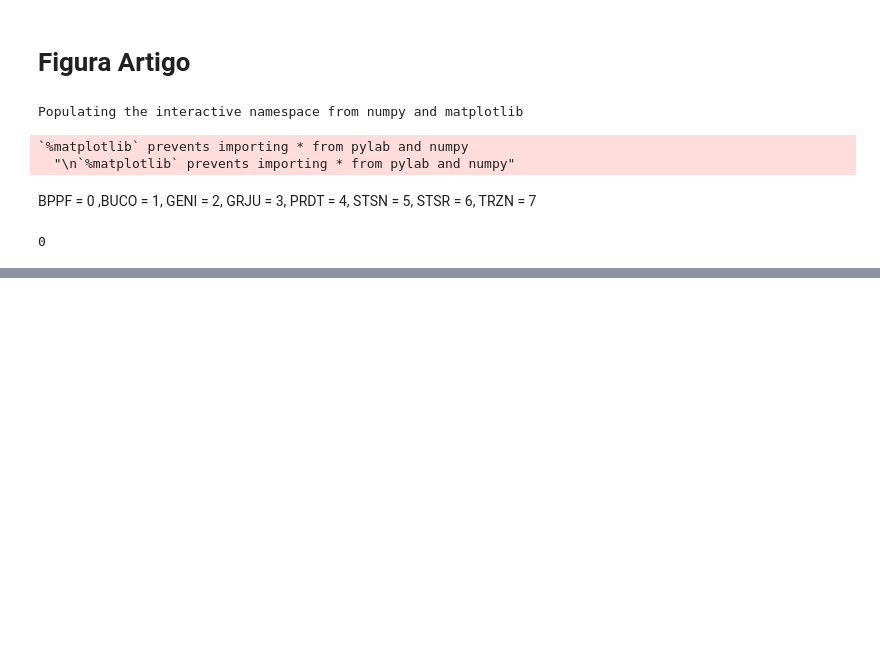
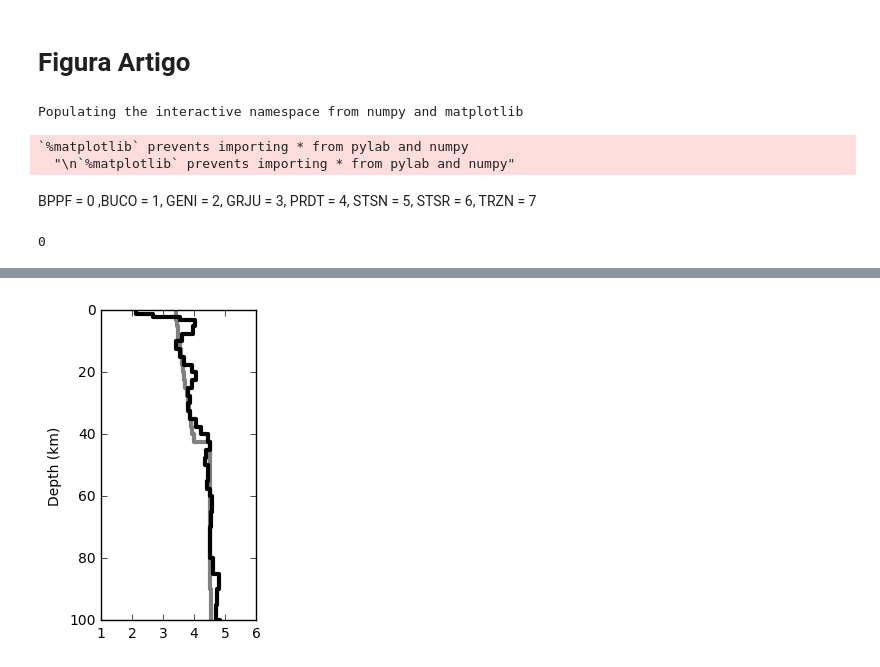
Before and after one commit to dIOGOLOC/Projeto-Doutorado, a Jupyter notebook: Joint Inversion.ipynb, the cells around one changed output, grey strips where cells are left out. Drawn from its saved outputs; the diff is of its cells as text; code cells hidden in the pictures; blank space fills up the shorter version.

```diff
--- a/Joint Inversion.ipynb
+++ b/Joint Inversion.ipynb
@@ -29,8 +29,7 @@ import itertools
 from obspy import UTCDateTime
 from matplotlib.cbook import get_sample_data
 # %%
-#STA = ['BPPF','BUCO','GENI','GRJU','PRDT','STSN','STSR','TRZN']
-STA = ['BDCO']
+STA = ['BPPF','BUCO','GENI','GRJU','PRDT','STSN','STSR','TRZN']
 # %% [markdown]
 BPPF = 0 ,BUCO = 1, GENI = 2, GRJU = 3, PRDT = 4, STSN = 5, STSR = 6, TRZN = 7
 # %%
@@ -51,11 +50,11 @@ os.system('sac2xy 2 urayl.sac > urayl.txt')
 # %% [output]
 0
 # %%
-model_joint_0_1 = np.genfromtxt('/home/diogo/dados_doutorado/parnaiba_basin/redeBP-UK/joint_inversion/gcarc_30_1.0/'+STA[z]+'/model_0_vs.txt')
-model_joint_1 = np.genfromtxt('/home/diogo/dados_doutorado/parnaiba_basin/redeBP-UK/joint_inversion/gcarc_30_1.0/'+STA[z]+'/model_6_vs.txt')
+model_joint_0_1 = np.genfromtxt('/home/diogo/dados_doutorado/parnaiba_basin/redeBP-BB/joint_inversion/gcarc_30_1.0/'+STA[z]+'/model_0_vs.txt')
+model_joint_1 = np.genfromtxt('/home/diogo/dados_doutorado/parnaiba_basin/redeBP-BB/joint_inversion/gcarc_30_1.0/'+STA[z]+'/model_9_vs.txt')
 
-model_joint_0_25 = np.genfromtxt('/home/diogo/dados_doutorado/parnaiba_basin/redeBP-UK/joint_inversion/gcarc_30_2.5/'+STA[z]+'/model_0_vs.txt')
-model_joint_25 = np.genfromtxt('/home/diogo/dados_doutorado/parnaiba_basin/redeBP-UK/joint_inversion/gcarc_30_2.5/'+STA[z]+'/model_6_vs.txt')
+model_joint_0_25 = np.genfromtxt('/home/diogo/dados_doutorado/parnaiba_basin/redeBP-BB/joint_inversion/gcarc_30_2.5/'+STA[z]+'/model_0_vs.txt')
+model_joint_25 = np.genfromtxt('/home/diogo/dados_doutorado/parnaiba_basin/redeBP-BB/joint_inversion/gcarc_30_2.5/'+STA[z]+'/model_9_vs.txt')
 # %%
 vs_1 = []
 prof_1 = []
@@ -101,0 +136,16 @@ group_ray_25 = np.genfromtxt('/home/diogo/dados_doutorado/parnaiba_basin/redeBP-
+# %%
+fig = plt.figure(figsize = (4,4))
+
+gs1 = gridspec.GridSpec(1,1)
+gs1.update(wspace=0.5, hspace=1)
+
+ax1 = plt.subplot(gs1[0])
+ax1.step(vs_0_1,prof_0_1,'grey',lw= 3, where='post')
+ax1.step(vs_1,prof_1,'k',lw= 3, where='post')
+ax1.set_ylabel('Depth (km)')
+ax1.set_xlim([1,6])
+ax1.set_ylim([100,0])
+ax1.set_aspect(0.1)
+fig.savefig('/home/diogo/dados_doutorado/parnaiba_basin/redeBP-BB/joint_inversion/gcarc_30_1.0/'+STA[z]+'/velocity_model.svg')
+# %% [output]
+[figure, added]
```
Also changed, not shown: parts of 17 cells of this notebook, 25 other files.
